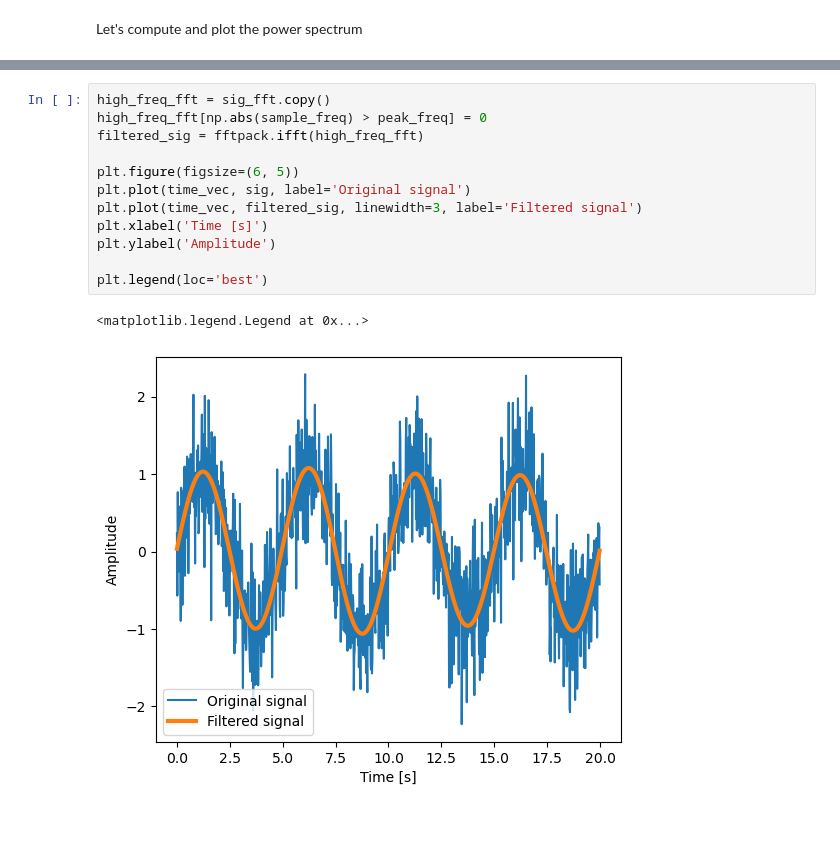
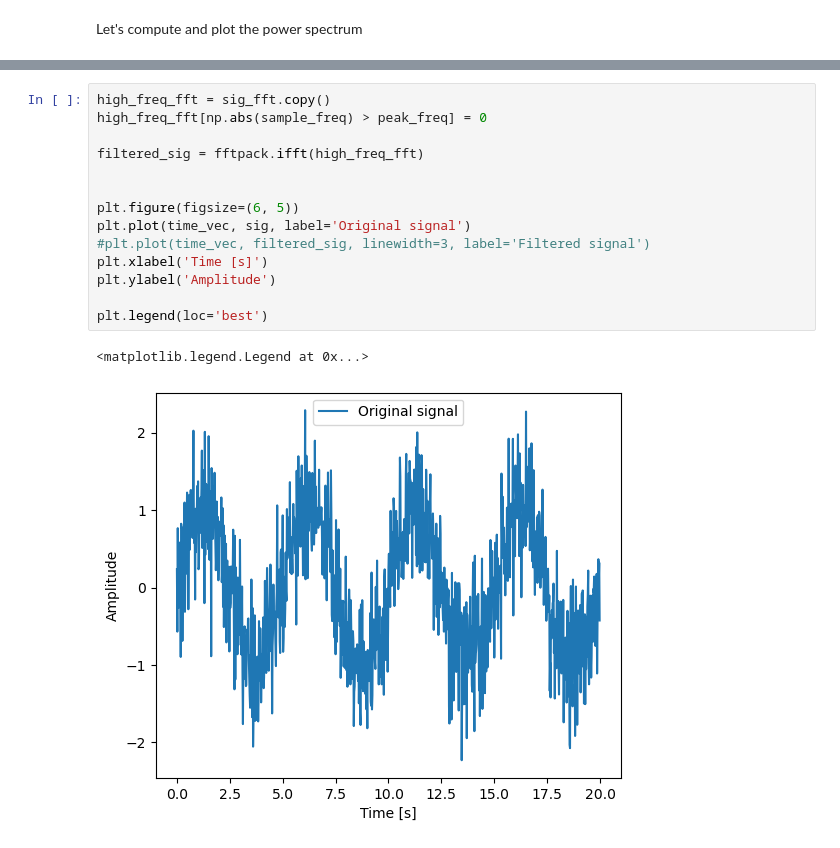
Before and after one commit to FrancescoLR02/LaboratoryOfComputationalPhysics_Y7, a Jupyter notebook: 09_Algorithms.ipynb, the cells around one changed output, grey strips where cells are left out. Drawn from its saved outputs; the diff is of its cells as text.

```diff
--- a/09_Algorithms.ipynb
+++ b/09_Algorithms.ipynb
@@ -610,15 +614,17 @@ Is it close to the generated main frequency? True
 # %%
 high_freq_fft = sig_fft.copy()
 high_freq_fft[np.abs(sample_freq) > peak_freq] = 0
+
 filtered_sig = fftpack.ifft(high_freq_fft)
+
 
 plt.figure(figsize=(6, 5))
 plt.plot(time_vec, sig, label='Original signal')
-plt.plot(time_vec, filtered_sig, linewidth=3, label='Filtered signal')
+#plt.plot(time_vec, filtered_sig, linewidth=3, label='Filtered signal')
 plt.xlabel('Time [s]')
 plt.ylabel('Amplitude')
 
 plt.legend(loc='best')
 # %% [output]
 <matplotlib.legend.Legend at 0x...>
-[figure, old version]
+[figure, new version]
```
Also changed, not shown: parts of 2 cells of this notebook, 5 other files.
